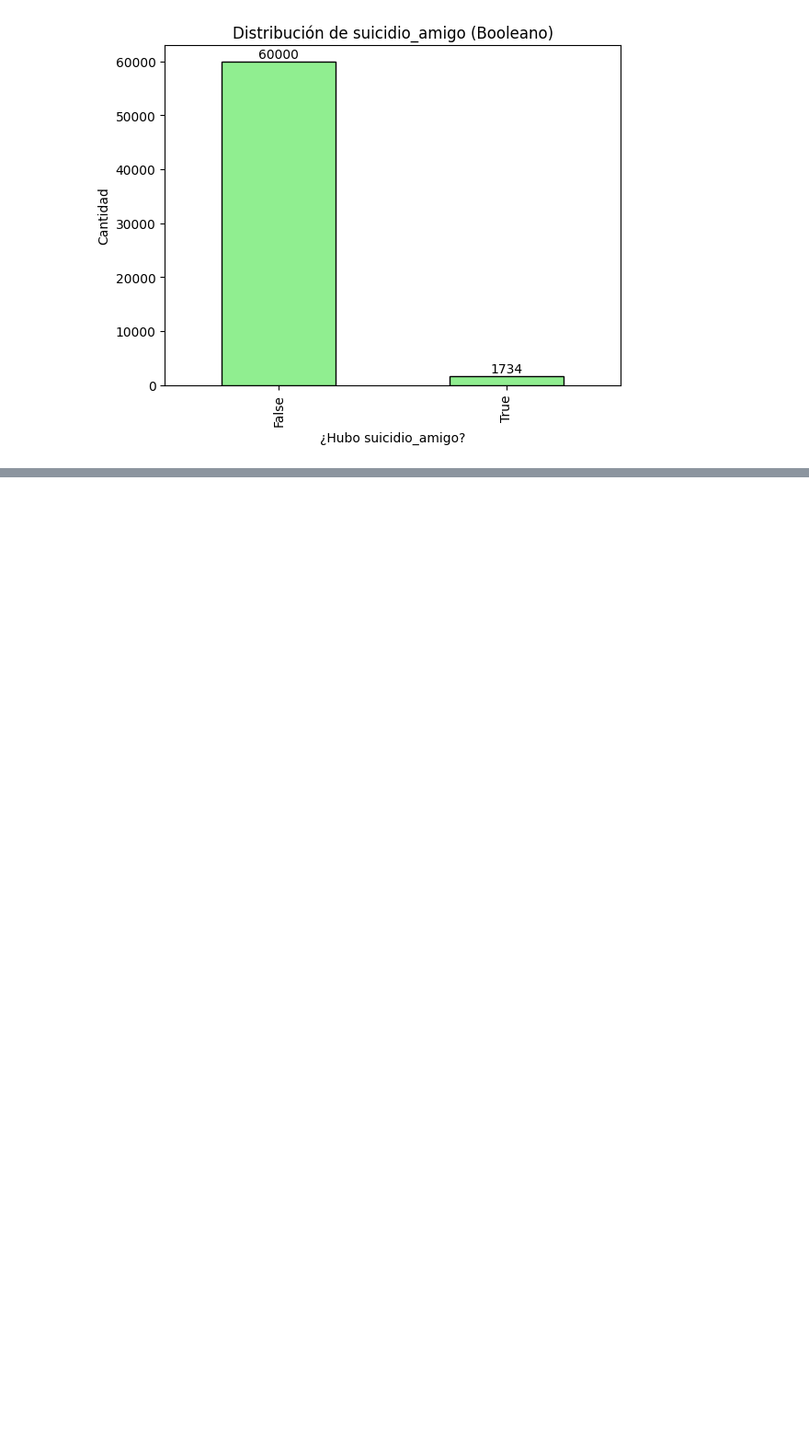
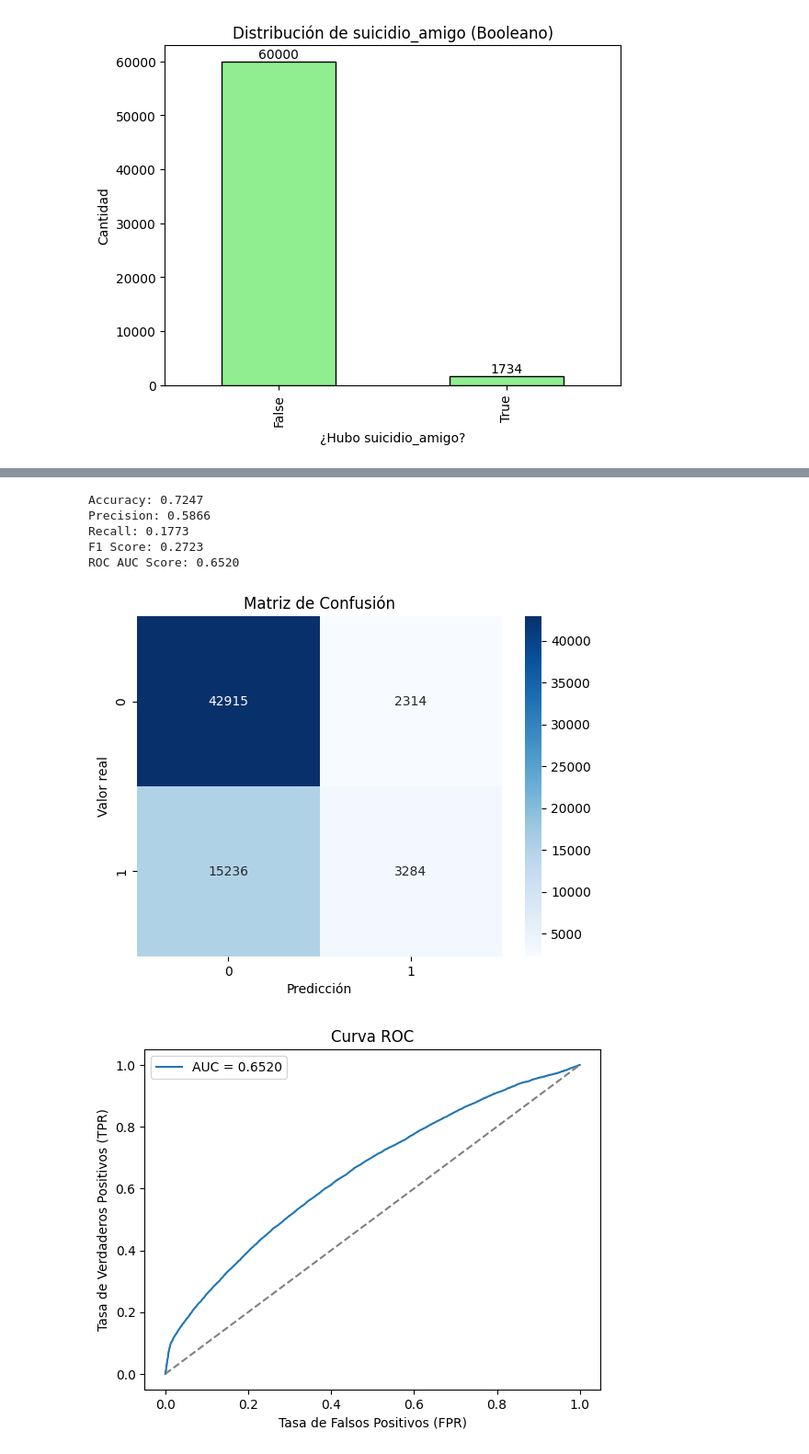
Before and after one commit to dylan-script/programacion_analitca_datos, a Jupyter notebook: Project/Code/analysis.ipynb, the cells around one changed output, grey strips where cells are left out. Shown: that part at 92% size. Drawn from its saved outputs; the diff is of its cells as text; code cells hidden in the pictures; blank space fills up the shorter version.

```diff
--- a/Project/Code/analysis.ipynb
+++ b/Project/Code/analysis.ipynb
@@ -605,0 +667,53 @@ plt.show()
+# %%
+# --- Entrenamiento de modelo Random Forest ---
+
+from sklearn.ensemble import RandomForestClassifier
+
+# Modelo
+model = RandomForestClassifier(random_state=42, n_estimators=100)
+model.fit(X_train, y_train)
+
+# Predicciones
+y_pred = model.predict(X_test)
+y_prob = model.predict_proba(X_test)[:, 1]  # Probabilidades para ROC
+# %%
+# --- Evaluación del modelo ---
+
+from sklearn.metrics import (
+    accuracy_score, precision_score, recall_score, f1_score,
+    confusion_matrix, roc_auc_score, roc_curve
+)
+
+# Métricas básicas
+print(f"Accuracy: {accuracy_score(y_test, y_pred):.4f}")
+print(f"Precision: {precision_score(y_test, y_pred):.4f}")
+print(f"Recall: {recall_score(y_test, y_pred):.4f}")
+print(f"F1 Score: {f1_score(y_test, y_pred):.4f}")
+print(f"ROC AUC Score: {roc_auc_score(y_test, y_prob):.4f}")
+
+# Matriz de Confusión
+conf_matrix = confusion_matrix(y_test, y_pred)
+
+sns.heatmap(conf_matrix, annot=True, fmt='d', cmap='Blues')
+plt.title("Matriz de Confusión")
+plt.xlabel("Predicción")
+plt.ylabel("Valor real")
+plt.show()
+
+# Curva ROC
+fpr, tpr, thresholds = roc_curve(y_test, y_prob)
+plt.plot(fpr, tpr, label=f"AUC = {roc_auc_score(y_test, y_prob):.4f}")
+plt.plot([0,1], [0,1], linestyle='--', color='gray')
+plt.xlabel('Tasa de Falsos Positivos (FPR)')
+plt.ylabel('Tasa de Verdaderos Positivos (TPR)')
+plt.title('Curva ROC')
+plt.legend()
+plt.show()
+# %% [output]
+Accuracy: 0.7247
+Precision: 0.5866
+Recall: 0.1773
+F1 Score: 0.2723
+ROC AUC Score: 0.6520
+[figure, added]
+[figure, added]
```
Also changed, not shown: parts of 4 cells of this notebook.
